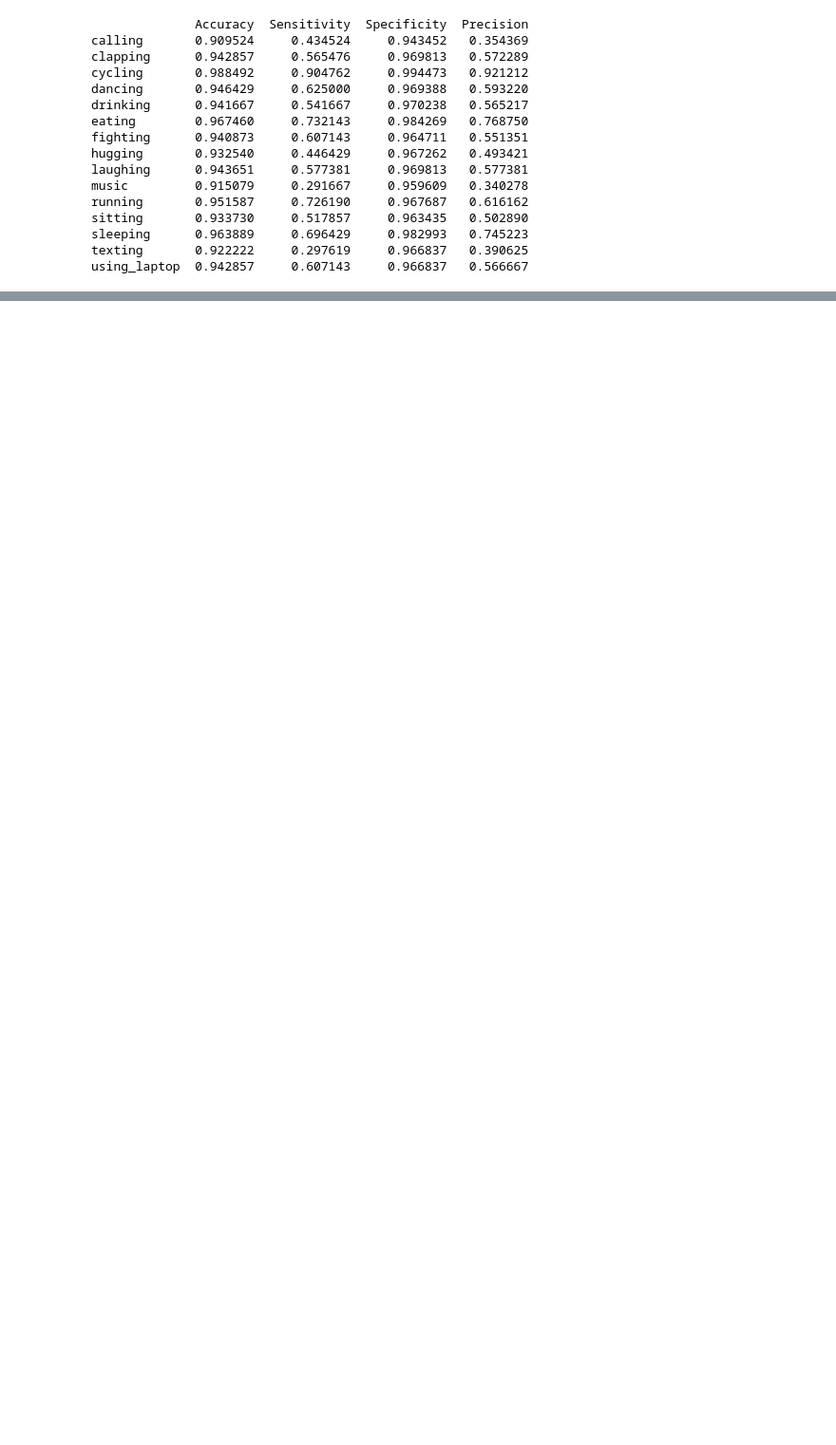
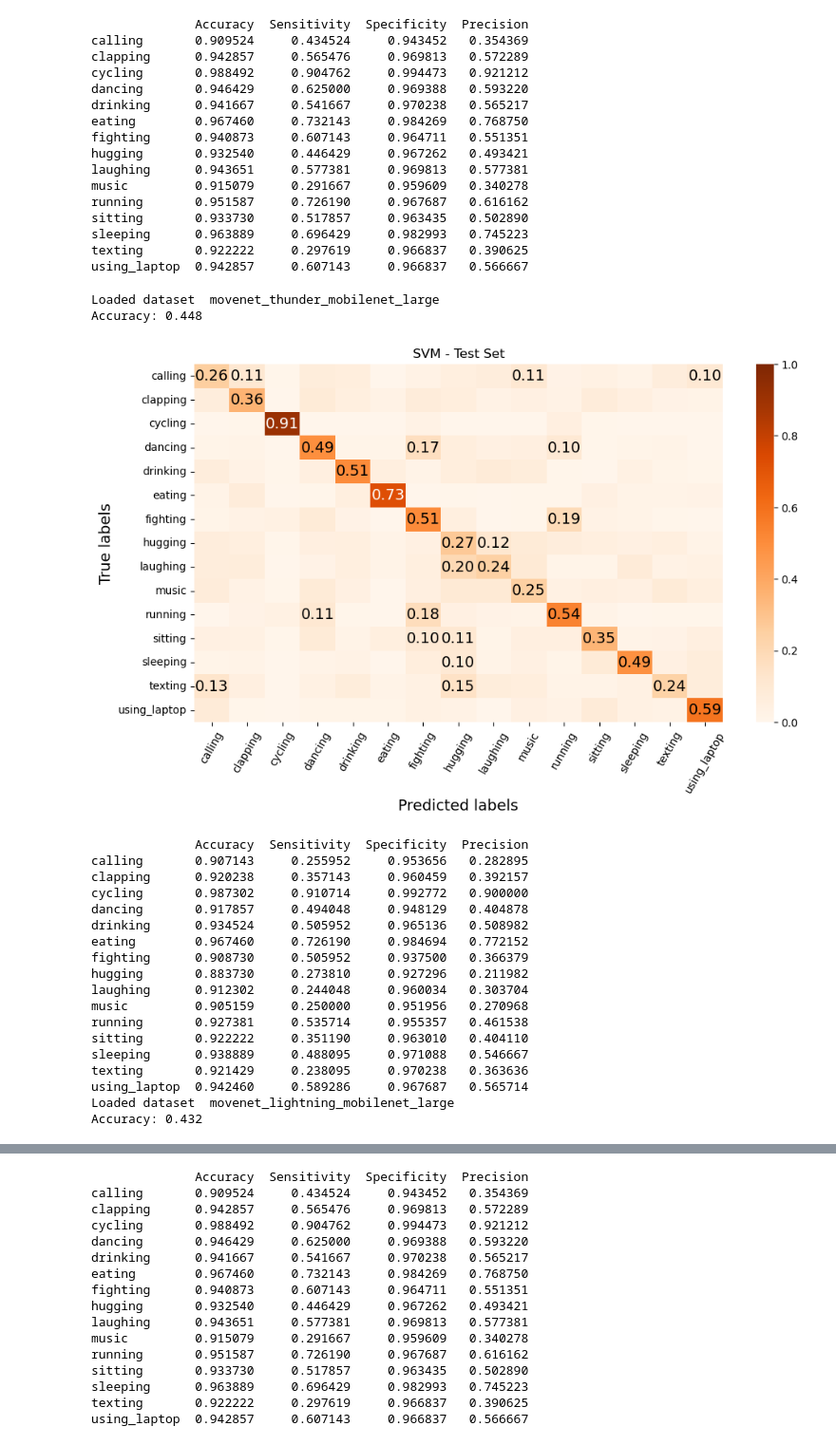
Before and after one commit to Vatsal-Sharma2003/HUMAN-POSE-ESTIMATION-USING-MACHINE-LEARNING, a Jupyter notebook: SVM.ipynb, the cells around one changed output, grey strips where cells are left out. Shown at 95% size. Saved outputs shown, nothing was run; the diff lists cells and outputs as text; code cells hidden in the pictures; blank space fills up the shorter version.

```diff
--- a/SVM.ipynb
+++ b/SVM.ipynb
@@ -426,6 +426,8 @@ def fitSVM(file_name, use_kpoints=True, use_object=True):
 
     test_metrics = class_specific_metrics(cm)
     print(test_metrics)
+
+    return cm
 # %%
 fitSVM('movenet_lightning_mobilenet_small')
 # %% [output]
@@ -514,3 +516,29 @@ sitting       0.933730     0.517857     0.963435   0.502890
 sleeping      0.963889     0.696429     0.982993   0.745223
 texting       0.922222     0.297619     0.966837   0.390625
 using_laptop  0.942857     0.607143     0.966837   0.566667
+# %%
+cm_th_lg_nokp = fitSVM('movenet_thunder_mobilenet_large', use_kpoints=False)
+cm_th_lg_nobj = fitSVM('movenet_lightning_mobilenet_large', use_object=False)
+cm_th_lg = fitSVM('movenet_thunder_mobilenet_large')
+# %% [output]
+Loaded dataset  movenet_thunder_mobilenet_large
+Accuracy: 0.448
+[figure, added]
+              Accuracy  Sensitivity  Specificity  Precision
+calling       0.907143     0.255952     0.953656   0.282895
+clapping      0.920238     0.357143     0.960459   0.392157
+cycling       0.987302     0.910714     0.992772   0.900000
+dancing       0.917857     0.494048     0.948129   0.404878
+drinking      0.934524     0.505952     0.965136   0.508982
+eating        0.967460     0.726190     0.984694   0.772152
+fighting      0.908730     0.505952     0.937500   0.366379
+hugging       0.883730     0.273810     0.927296   0.211982
+laughing      0.912302     0.244048     0.960034   0.303704
+music         0.905159     0.250000     0.951956   0.270968
+running       0.927381     0.535714     0.955357   0.461538
+sitting       0.922222     0.351190     0.963010   0.404110
+sleeping      0.938889     0.488095     0.971088   0.546667
+texting       0.921429     0.238095     0.970238   0.363636
+using_laptop  0.942460     0.589286     0.967687   0.565714
+Loaded dataset  movenet_lightning_mobilenet_large
+Accuracy: 0.432
@@ -516,0 +565,16 @@ using_laptop  0.942857     0.607143     0.966837   0.566667
+              Accuracy  Sensitivity  Specificity  Precision
+calling       0.909524     0.434524     0.943452   0.354369
+clapping      0.942857     0.565476     0.969813   0.572289
+cycling       0.988492     0.904762     0.994473   0.921212
+dancing       0.946429     0.625000     0.969388   0.593220
+drinking      0.941667     0.541667     0.970238   0.565217
+eating        0.967460     0.732143     0.984269   0.768750
+fighting      0.940873     0.607143     0.964711   0.551351
+hugging       0.932540     0.446429     0.967262   0.493421
+laughing      0.943651     0.577381     0.969813   0.577381
+music         0.915079     0.291667     0.959609   0.340278
+running       0.951587     0.726190     0.967687   0.616162
+sitting       0.933730     0.517857     0.963435   0.502890
+sleeping      0.963889     0.696429     0.982993   0.745223
+texting       0.922222     0.297619     0.966837   0.390625
+using_laptop  0.942857     0.607143     0.966837   0.566667
```
Also changed, not shown: parts of 9 cells of this notebook, 1 other file.
